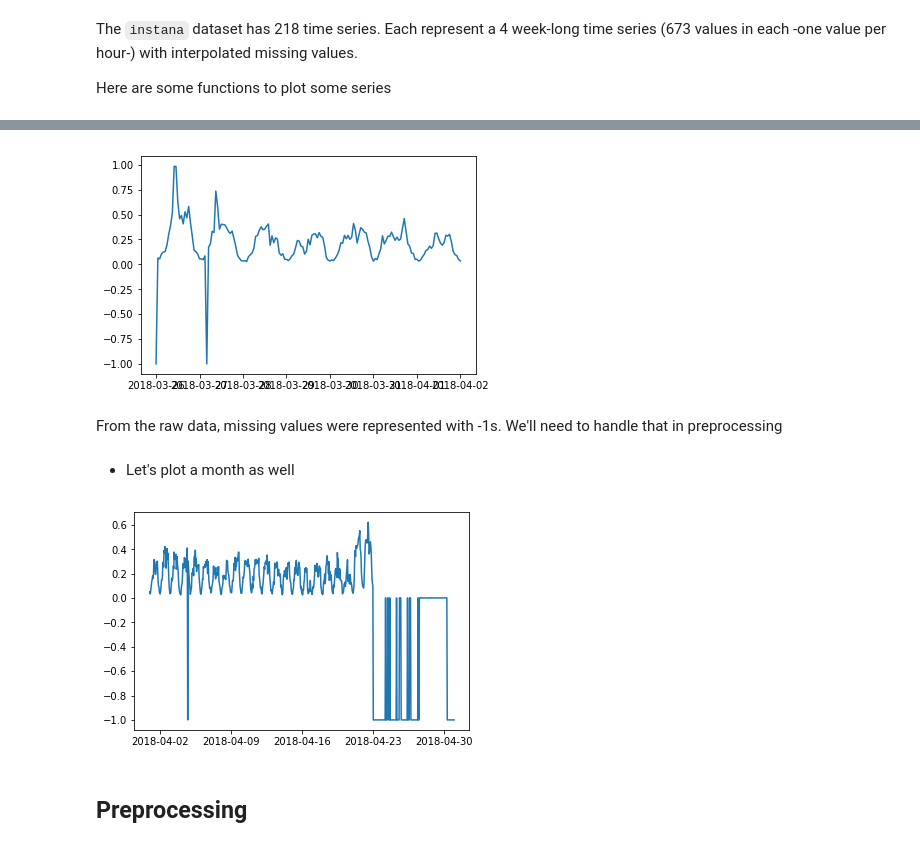
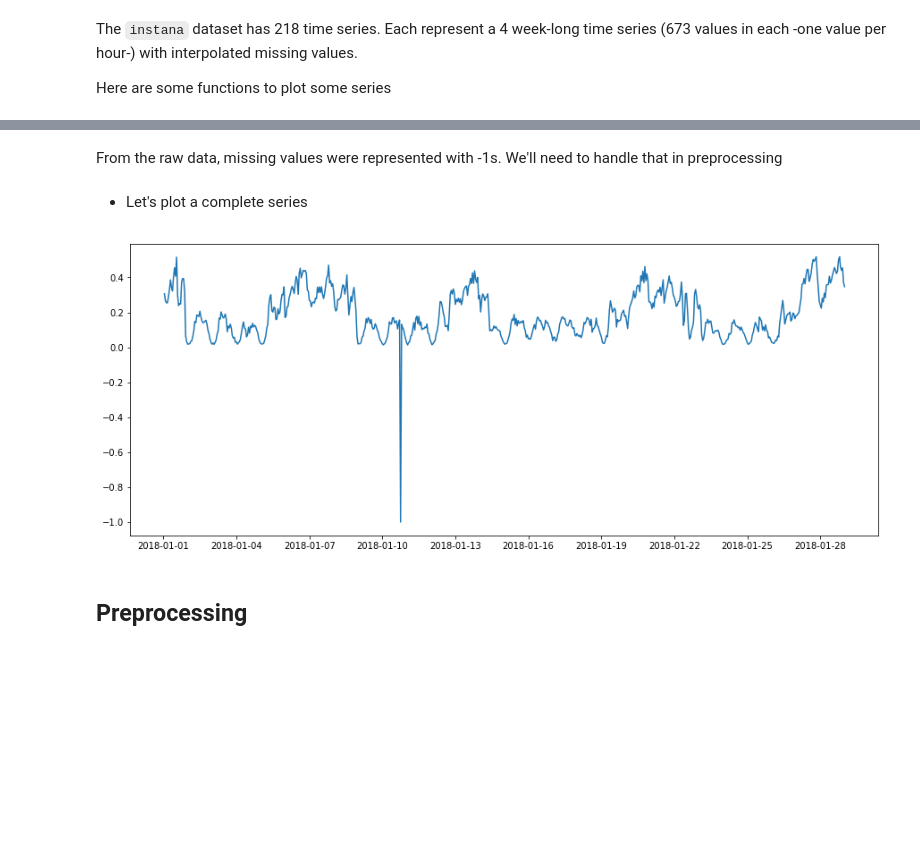
Before and after one commit to seif-s3/pase, a Jupyter notebook: notebooks/arima.ipynb, the cells around one changed output, grey strips where cells are left out. Cells and saved outputs as stored; diff of their text form; code cells hidden in the pictures; blank space fills up the shorter version.

```diff
--- a/notebooks/arima.ipynb
+++ b/notebooks/arima.ipynb
@@ -47,11 +47,17 @@ Here are some functions to plot some series
 def plot_week(data, start_day):
     start = datetime.strptime(start_day, '%Y-%m-%d')
     end = start + timedelta(days=7)
-    plt.plot(data[start:end])
+    print start,end
+    plt.plot(data[start:end:,])
     plt.show()
 
 def plot_month(data, start_day):
     start = datetime.strptime(start_day, '%Y-%m-%d')
     end = start + timedelta(days=30)
-    plt.plot(data[start:end])
+    plt.plot(data[start:end:])
     plt.show()
+
+def plot_series(data, index):
+    series = data.loc[data['series']==index].drop('series', axis=1)
+    plt.plot(series)
+    plt.show()
@@ -60,4 +63,0 @@ We'll first plot a week:
-# %%
-plot_week(data, '2018-03-26')
-# %% [output]
-[figure, removed]
@@ -64,11 +67,11 @@ plot_week(data, '2018-03-26')
 # %% [markdown]
 From the raw data, missing values were represented with -1s. We'll need to handle that in preprocessing
 # %% [markdown]
-- Let's plot a month as well
+- Let's plot a complete series
-# %%
-plot_month(data, '2018-04-01')
-# %% [output]
-[figure, removed]
+# %%
+plot_series(data, 5)
+# %% [output]
+[figure, added]
 # %% [markdown]
 ## Preprocessing
 # %% [markdown]
```
Also changed, not shown: parts of 14 cells of this notebook, 9 other files.
